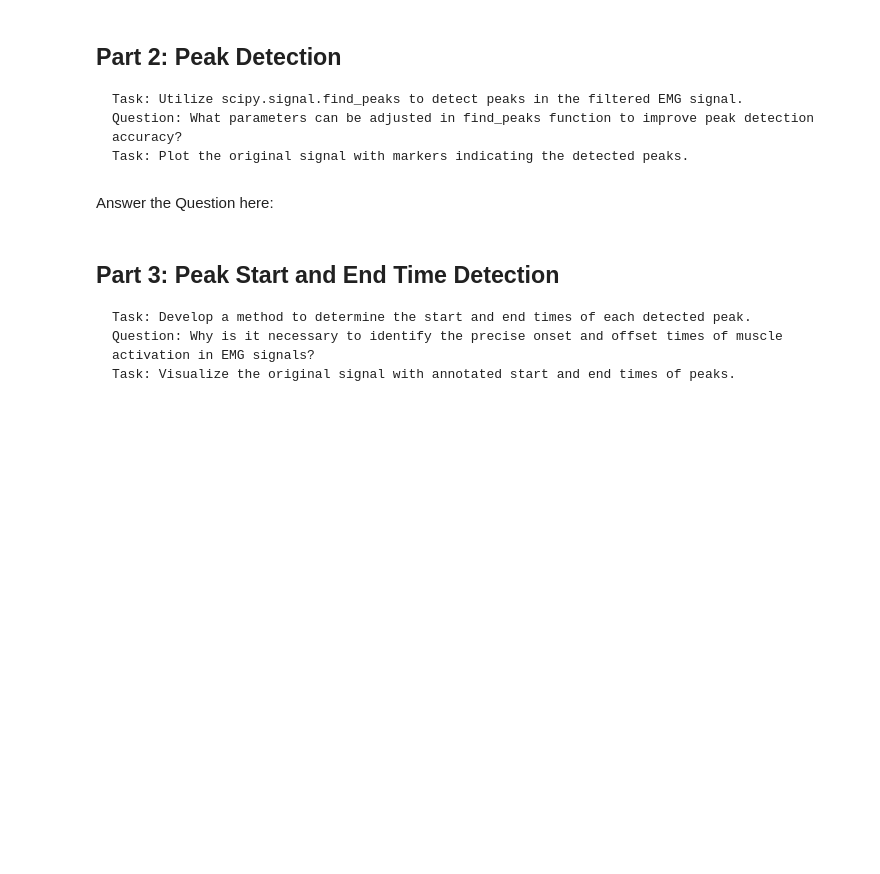
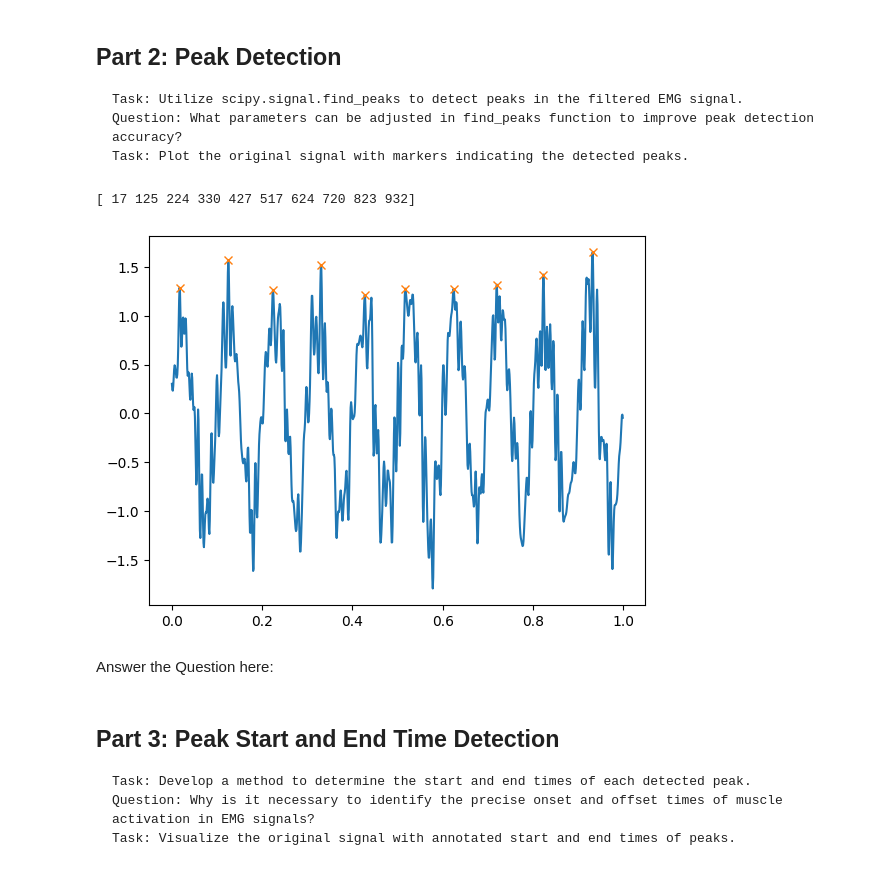
Before and after one commit to ElectronicsClub-IITK/EMG-Controlled-Shooting-Game, a Jupyter notebook: Week_2/EMG Signal Processing Assignment.ipynb, the cells around one changed output. Cells and saved outputs as stored; diff of their text form; code cells hidden in the pictures; blank space fills up the shorter version.

```diff
--- a/Week_2/EMG Signal Processing Assignment.ipynb
+++ b/Week_2/EMG Signal Processing Assignment.ipynb
@@ -39,6 +53,15 @@ plt.show()
     Task: Utilize scipy.signal.find_peaks to detect peaks in the filtered EMG signal.
     Question: What parameters can be adjusted in find_peaks function to improve peak detection accuracy?
     Task: Plot the original signal with markers indicating the detected peaks.
+# %%
+indices = find_peaks(z , height = 0.8, distance=0.09*fs)[0]
+print(indices)
+plt.plot(t,z)
+plt.plot(t[indices] ,z[indices] ,'x')
+plt.show()
+# %% [output]
+[ 17 125 224 330 427 517 624 720 823 932]
+[figure, added]
 # %% [markdown]
 Answer the Question here:
 # %%
```
Also changed, not shown: parts of 9 cells of this notebook.
